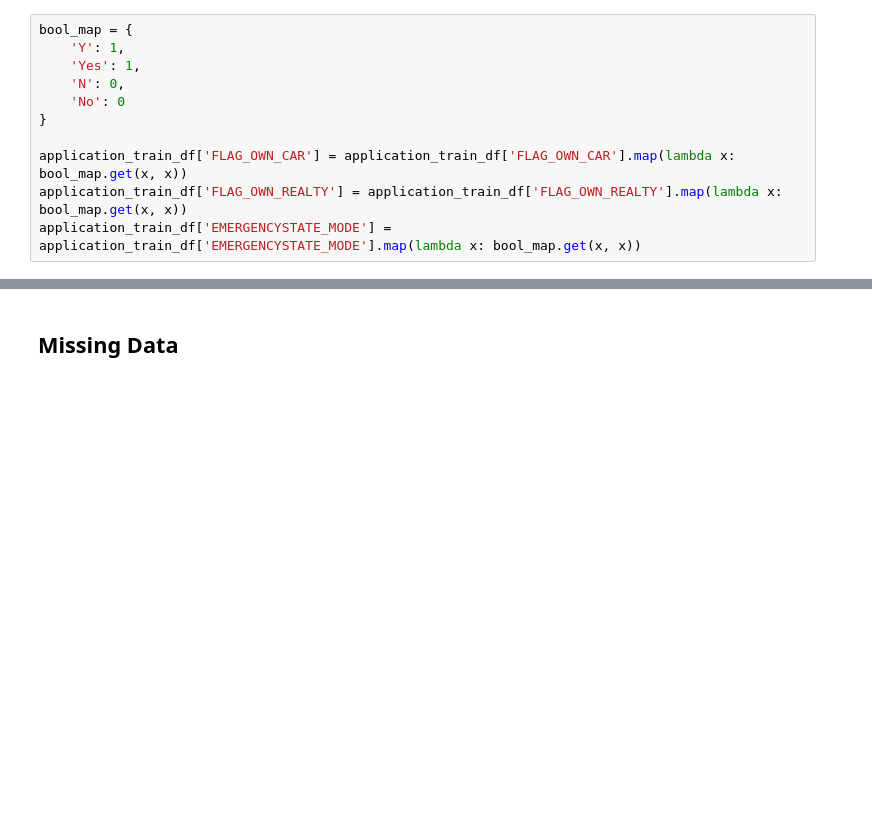
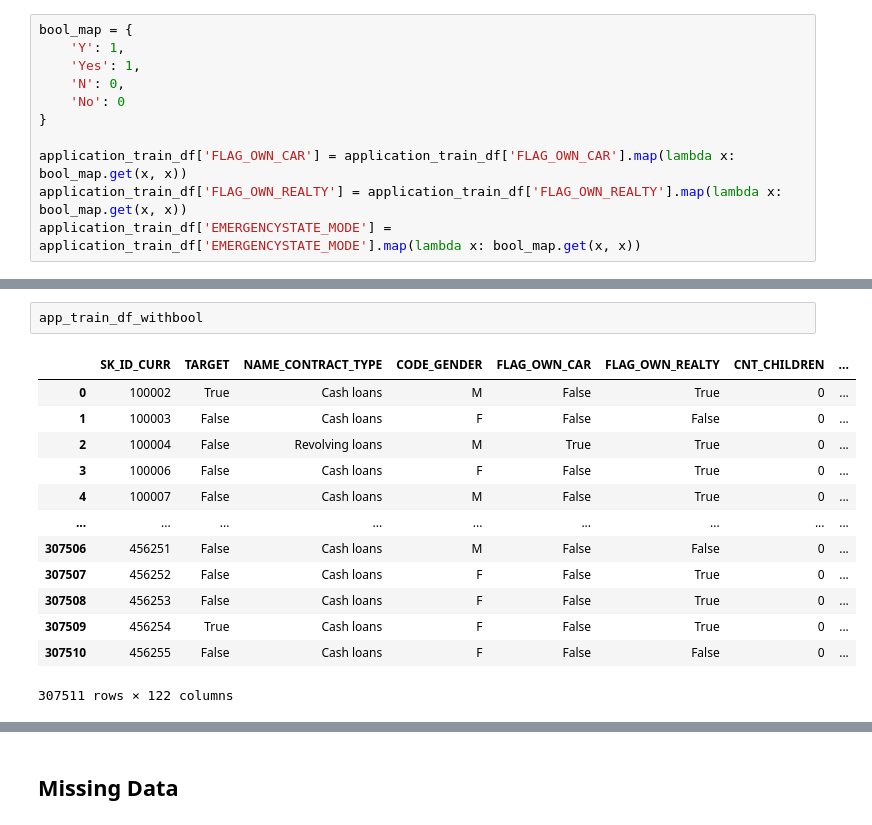
Before and after one commit to mlcuadra1/Credit-Risk, a Jupyter notebook: notebooks/Script 1 - cleaning.ipynb, the cells around one changed output, grey strips where cells are left out. Drawn from its saved outputs; the diff is of its cells as text; blank space fills up the shorter version.

```diff
--- a/notebooks/Script 1 - cleaning.ipynb
+++ b/notebooks/Script 1 - cleaning.ipynb
@@ -91,0 +115,16 @@ application_train_df['EMERGENCYSTATE_MODE'] = application_train_df['EMERGENCYSTA
+# %%
+app_train_df_withbool
+# %% [output]
+|  | SK_ID_CURR | TARGET | NAME_CONTRACT_TYPE | CODE_GENDER | FLAG_OWN_CAR | FLAG_OWN_REALTY | CNT_CHILDREN | ... |
+| 0 | 100002 | True | Cash loans | M | False | True | 0 | ... |
+| 1 | 100003 | False | Cash loans | F | False | False | 0 | ... |
+| 2 | 100004 | False | Revolving loans | M | True | True | 0 | ... |
+| 3 | 100006 | False | Cash loans | F | False | True | 0 | ... |
+| 4 | 100007 | False | Cash loans | M | False | True | 0 | ... |
+| ... | ... | ... | ... | ... | ... | ... | ... | ... |
+| 307506 | 456251 | False | Cash loans | M | False | False | 0 | ... |
+| 307507 | 456252 | False | Cash loans | F | False | True | 0 | ... |
+| 307508 | 456253 | False | Cash loans | F | False | True | 0 | ... |
+| 307509 | 456254 | True | Cash loans | F | False | True | 0 | ... |
+| 307510 | 456255 | False | Cash loans | F | False | False | 0 | ... |
+307511 rows × 122 columns
```
Also changed, not shown: parts of 6 cells of this notebook.
